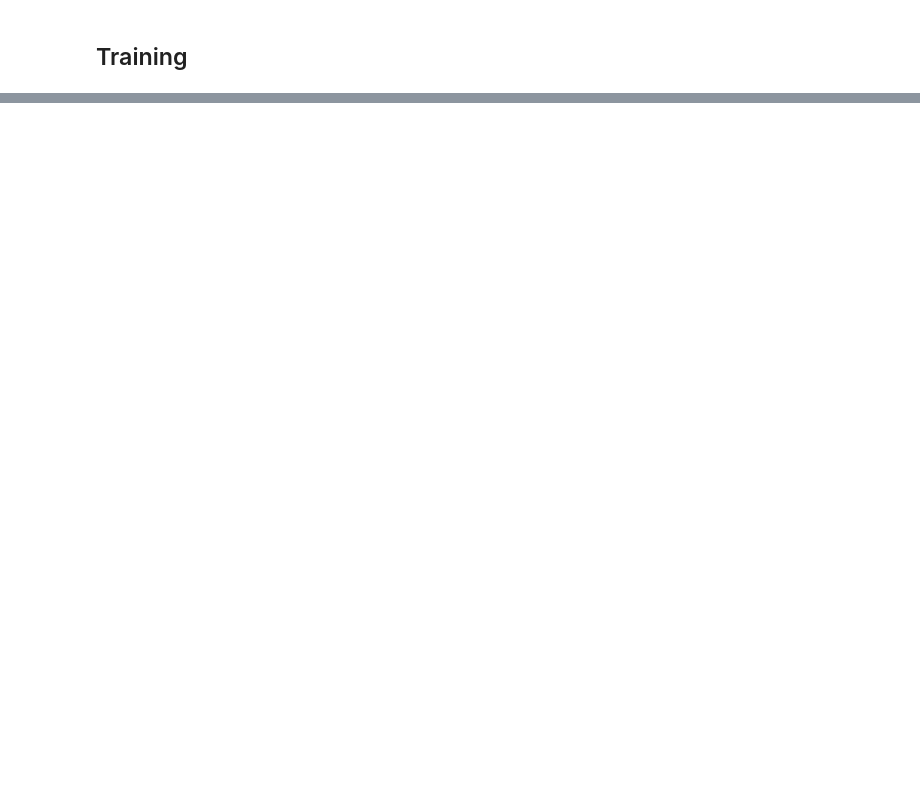
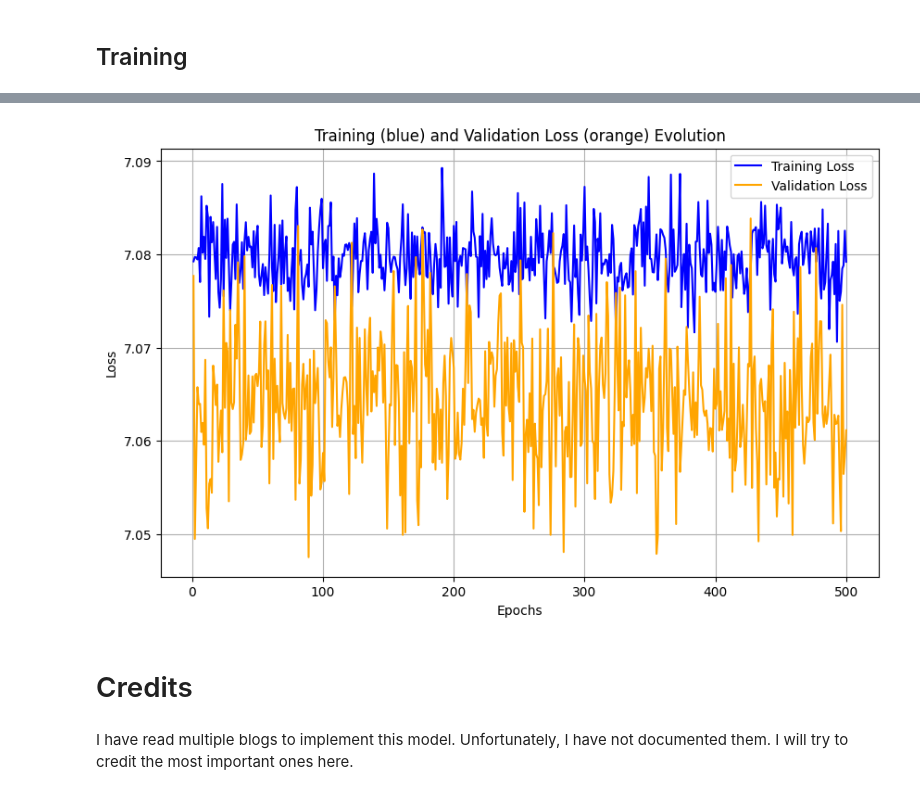
Before and after one commit to H4znow/ai-nutrition-recommendation, a Jupyter notebook: src/notebooks/model.ipynb, the cells around one changed output, grey strips where cells are left out. Saved outputs shown, nothing was run; the diff lists cells and outputs as text; code cells hidden in the pictures; blank space fills up the shorter version.

Commit message:
Sucessfull training **flow**

```diff
--- a/src/notebooks/model.ipynb
+++ b/src/notebooks/model.ipynb
@@ -437,0 +577,10 @@ loss_Seq
+# %%
+optimizer = Adam(list(encoder.parameters()) + list(decoder.parameters()), lr=1E-4)
+# %%
+encoder = Encoder(input_dim=input_dim_enc, hidden_dim=hidden_dim, latent_dim=input_dim)
+decoder = Decoder(input_dim=input_dim_dec, hidden_units=hidden_units, num_classes=num_classes, macro_dim=macro_dim)
+# %%
+vae_trainer = VariationalAutoencoderTrainer(encoder, decoder, train_dataloader, val_dataloader,optimizer, device)
+# %%
+epochs = 500
+train_loss, val_loss = vae_trainer.train(num_epochs=epochs)
@@ -437,0 +605,17 @@ loss_Seq
+# %%
+# Plot the training and validation loss
+plt.figure(figsize=(10, 6))
+plt.plot(range(1, len(train_loss) + 1), train_loss, label='Training Loss', color='blue')
+plt.plot(range(1, len(val_loss) + 1), val_loss, label='Validation Loss', color='orange')
+plt.xlabel('Epochs')
+plt.ylabel('Loss')
+plt.title('Training (blue) and Validation Loss (orange) Evolution')
+plt.legend()
+plt.grid(True)
+plt.show()
+# %% [output]
+[figure, added]
+# %% [markdown]
+# Credits
+# %% [markdown]
+I have read multiple blogs to implement this model. Unfortunately, I have not documented them. I will try to credit the most important ones here.
```
Also changed, not shown: parts of 42 cells of this notebook.
